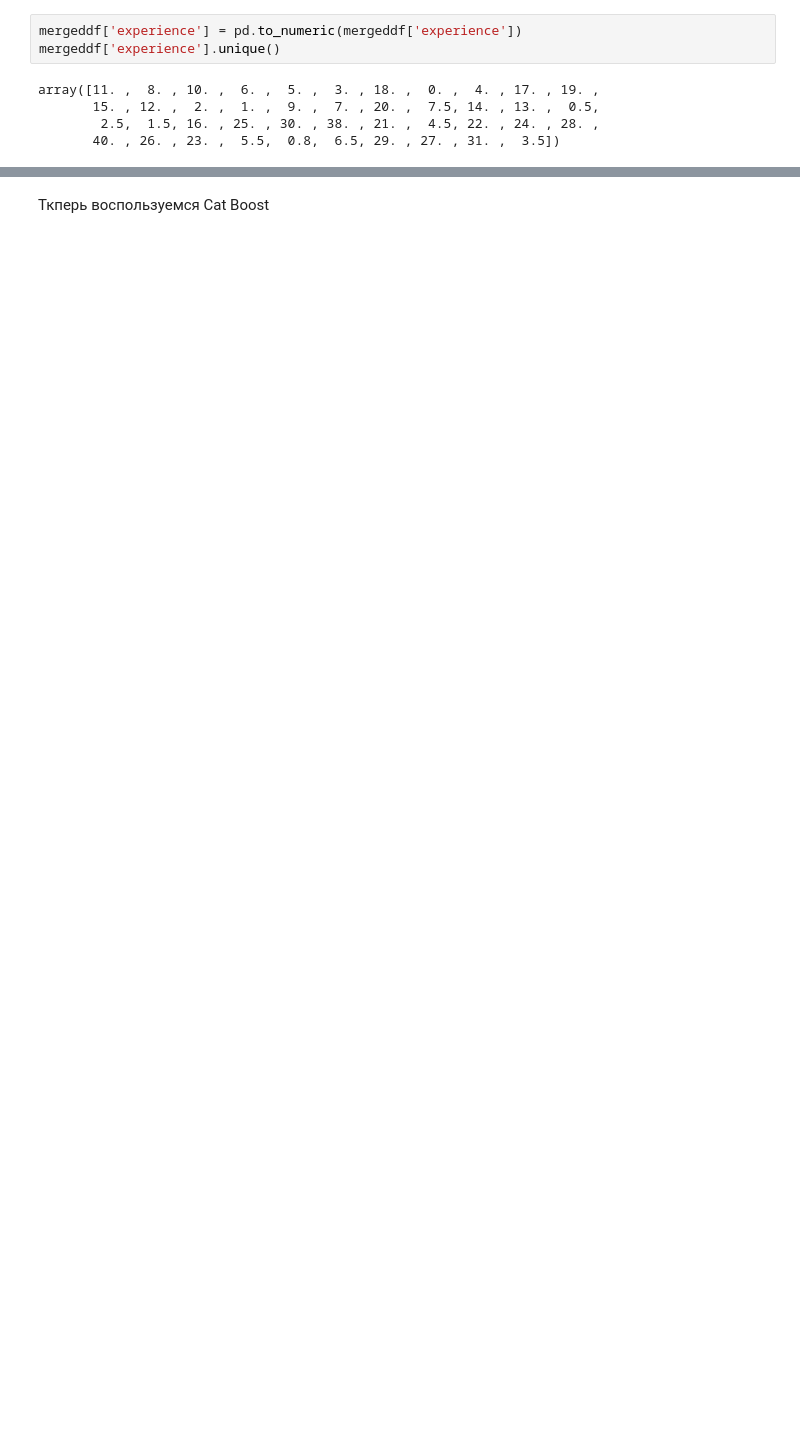
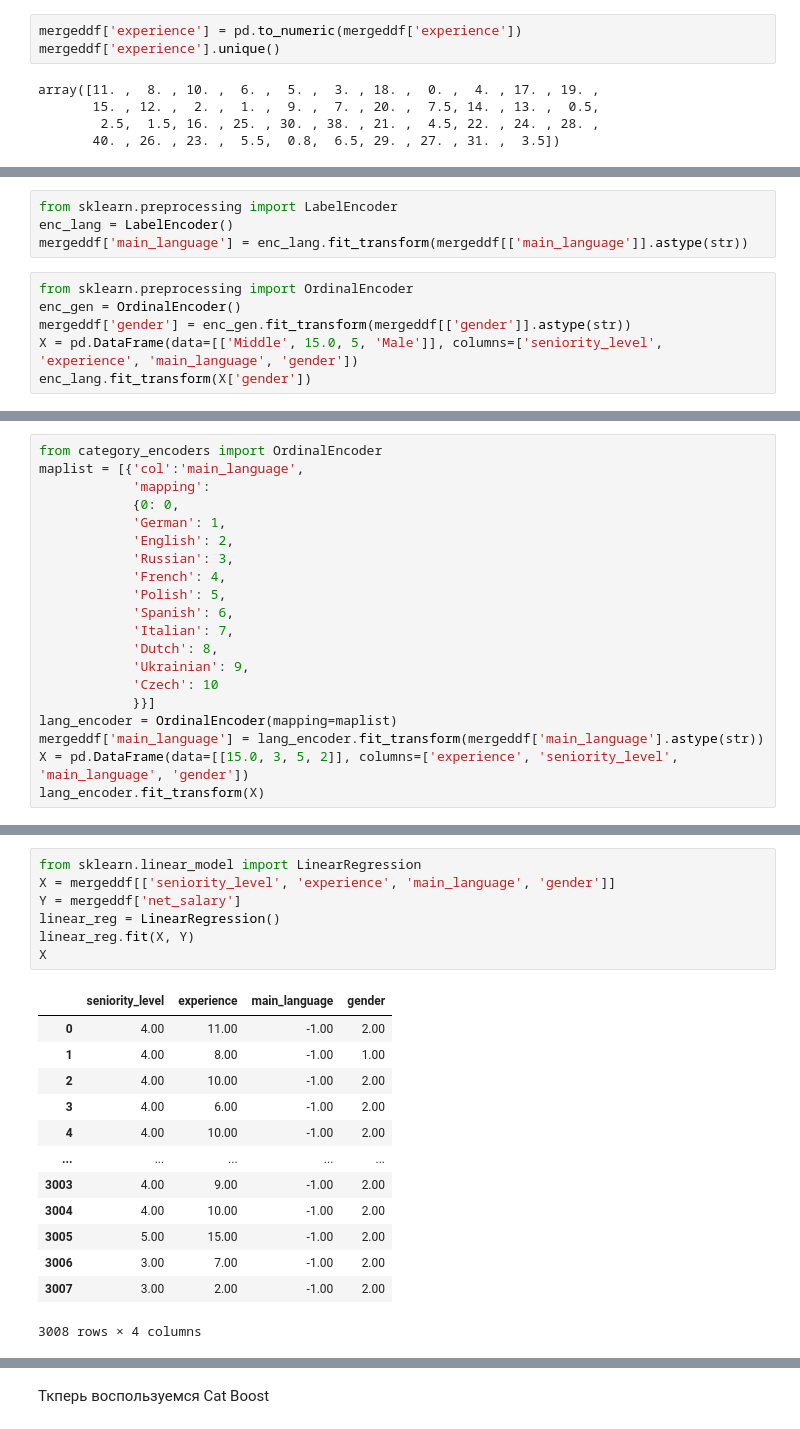
Before and after one commit to dinarasaurae/Salary_analysis, a Jupyter notebook: d.ipynb, the cells around one changed output, grey strips where cells are left out. Saved outputs shown, nothing was run; the diff lists cells and outputs as text; blank space fills up the shorter version.

```diff
--- a/d.ipynb
+++ b/d.ipynb
@@ -858,0 +1055,10 @@ one_h_enc.categories_
+# %%
+from sklearn.preprocessing import LabelEncoder
+enc_lang = LabelEncoder()
+mergeddf['main_language'] = enc_lang.fit_transform(mergeddf[['main_language']].astype(str))
+# %%
+from sklearn.preprocessing import OrdinalEncoder
+enc_gen = OrdinalEncoder()
+mergeddf['gender'] = enc_gen.fit_transform(mergeddf[['gender']].astype(str))
+X = pd.DataFrame(data=[['Middle', 15.0, 5, 'Male']], columns=['seniority_level', 'experience', 'main_language', 'gender'])
+enc_lang.fit_transform(X['gender'])
@@ -872,0 +1083,20 @@ AttributeError: tolist not found
+# %%
+from category_encoders import OrdinalEncoder
+maplist = [{'col':'main_language',
+            'mapping':
+            {0: 0,
+            'German': 1,
+            'English': 2,
+            'Russian': 3,
+            'French': 4,
+            'Polish': 5,
+            'Spanish': 6,
+            'Italian': 7,
+            'Dutch': 8,
+            'Ukrainian': 9,
+            'Czech': 10
+            }}]
+lang_encoder = OrdinalEncoder(mapping=maplist)
+mergeddf['main_language'] = lang_encoder.fit_transform(mergeddf['main_language'].astype(str))
+X = pd.DataFrame(data=[[15.0, 3, 5, 2]], columns=['experience', 'seniority_level', 'main_language', 'gender'])
+lang_encoder.fit_transform(X)
@@ -872,0 +1107,21 @@ AttributeError: tolist not found
+# %%
+from sklearn.linear_model import LinearRegression
+X = mergeddf[['seniority_level', 'experience', 'main_language', 'gender']]
+Y = mergeddf['net_salary']
+linear_reg = LinearRegression()
+linear_reg.fit(X, Y)
+X
+# %% [output]
+|  | seniority_level | experience | main_language | gender |
+| 0 | 4.00 | 11.00 | -1.00 | 2.00 |
+| 1 | 4.00 | 8.00 | -1.00 | 1.00 |
+| 2 | 4.00 | 10.00 | -1.00 | 2.00 |
+| 3 | 4.00 | 6.00 | -1.00 | 2.00 |
+| 4 | 4.00 | 10.00 | -1.00 | 2.00 |
+| ... | ... | ... | ... | ... |
+| 3003 | 4.00 | 9.00 | -1.00 | 2.00 |
+| 3004 | 4.00 | 10.00 | -1.00 | 2.00 |
+| 3005 | 5.00 | 15.00 | -1.00 | 2.00 |
+| 3006 | 3.00 | 7.00 | -1.00 | 2.00 |
+| 3007 | 3.00 | 2.00 | -1.00 | 2.00 |
+3008 rows × 4 columns
```
Also changed, not shown: parts of 56 cells of this notebook, 3 other files.
